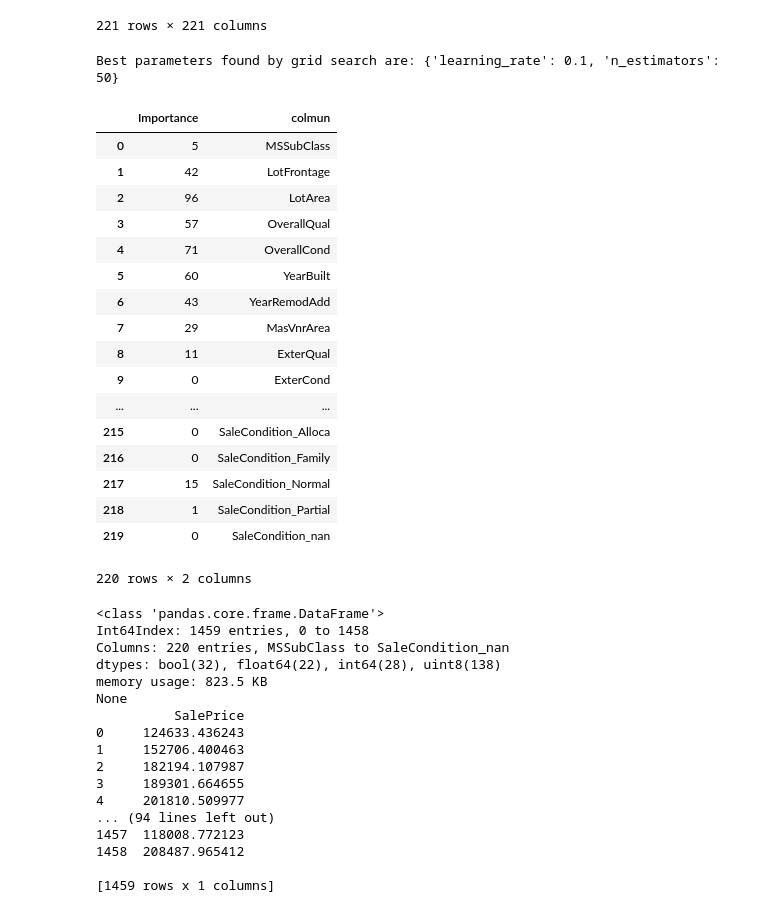
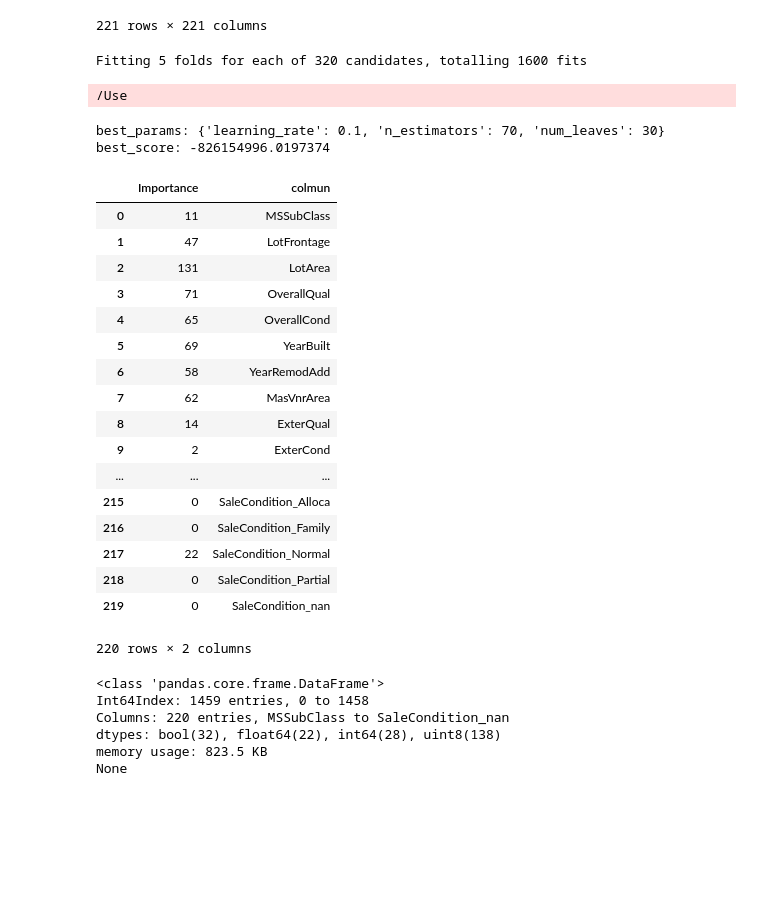
Before and after one commit to tadyjp/kaggle, a Jupyter notebook: house-prices-advanced-regression-techniques/main.ipynb, the cells around one changed output. Cells and saved outputs as stored; diff of their text form; code cells hidden in the pictures; blank space fills up the shorter version.

Commit message:
CV scoring='mean_squared_error', rank #1780

```diff
--- a/house-prices-advanced-regression-techniques/main.ipynb
+++ b/house-prices-advanced-regression-techniques/main.ipynb
@@ -239,53 +239,58 @@ def cross_validate(clf, data, label):
 # %%
 from sklearn.model_selection import GridSearchCV
 
 estimator = lgb.LGBMRegressor(num_leaves=31)
 
 param_grid = {
+    'num_leaves': list(range(20, 100, 10)),
     'learning_rate': [0.01, 0.03, 0.1, 0.3, 1],
     'n_estimators': list(range(20, 100, 10))
 }
 
-grid_search = GridSearchCV(estimator, param_grid, cv=5)
+grid_search = GridSearchCV(estimator, param_grid, scoring='neg_mean_squared_error', cv=5, iid=False, verbose=1)
 
 grid_search.fit(X_train, y_train)
 
-print('Best parameters found by grid search are:', grid_search.best_params_)
+print('best_params:', grid_search.best_params_)
+print('best_score:', grid_search.best_score_)
 
 
 model = lgb.LGBMRegressor(
-    num_leaves=31,
+    num_leaves=grid_search.best_params_['num_leaves'],
     learning_rate=grid_search.best_params_['learning_rate'],
     n_estimators=grid_search.best_params_['n_estimators']
 )
 model.fit(X_train, y_train)
 
 feature_importances = pd.DataFrame({
     'colmun': X_train.columns,
     'Importance': model.feature_importances_
 })
 
 feature_importances
 # %% [output]
-Best parameters found by grid search are: {'learning_rate': 0.1, 'n_estimators': 50}
+Fitting 5 folds for each of 320 candidates, totalling 1600 fits
+/Use
+best_params: {'learning_rate': 0.1, 'n_estimators': 70, 'num_leaves': 30}
+best_score: -826154996.0197374
 |  | Importance | colmun |
-| 0 | 5 | MSSubClass |
-| 1 | 42 | LotFrontage |
-| 2 | 96 | LotArea |
-| 3 | 57 | OverallQual |
-| 4 | 71 | OverallCond |
-| 5 | 60 | YearBuilt |
-| 6 | 43 | YearRemodAdd |
-| 7 | 29 | MasVnrArea |
-| 8 | 11 | ExterQual |
-| 9 | 0 | ExterCond |
+| 0 | 11 | MSSubClass |
+| 1 | 47 | LotFrontage |
+| 2 | 131 | LotArea |
+| 3 | 71 | OverallQual |
+| 4 | 65 | OverallCond |
+| 5 | 69 | YearBuilt |
+| 6 | 58 | YearRemodAdd |
+| 7 | 62 | MasVnrArea |
+| 8 | 14 | ExterQual |
+| 9 | 2 | ExterCond |
 | ... | ... | ... |
 | 215 | 0 | SaleCondition_Alloca |
 | 216 | 0 | SaleCondition_Family |
-| 217 | 15 | SaleCondition_Normal |
-| 218 | 1 | SaleCondition_Partial |
+| 217 | 22 | SaleCondition_Normal |
+| 218 | 0 | SaleCondition_Partial |
 | 219 | 0 | SaleCondition_nan |
-220 rows × 2 columns
+220 rows × 2 columns
 # %%
 X_test = df_test_processed.drop('SalePrice', axis=1)
 print(X_test.info())
@@ -303,17 +308,6 @@ Columns: 220 entries, MSSubClass to SaleCondition_nan
 dtypes: bool(32), float64(22), int64(28), uint8(138)
 memory usage: 823.5 KB
 None
-          SalePrice
-0     124633.436243
-1     152706.400463
-2     182194.107987
-3     189301.664655
-4     201810.509977
-... (94 lines left out)
-1457  118008.772123
-1458  208487.965412
-
-[1459 rows x 1 columns]
 # %%
 print(df_test.info())
 submission = pd.DataFrame({
```
Also changed, not shown: parts of 1 cell of this notebook.
